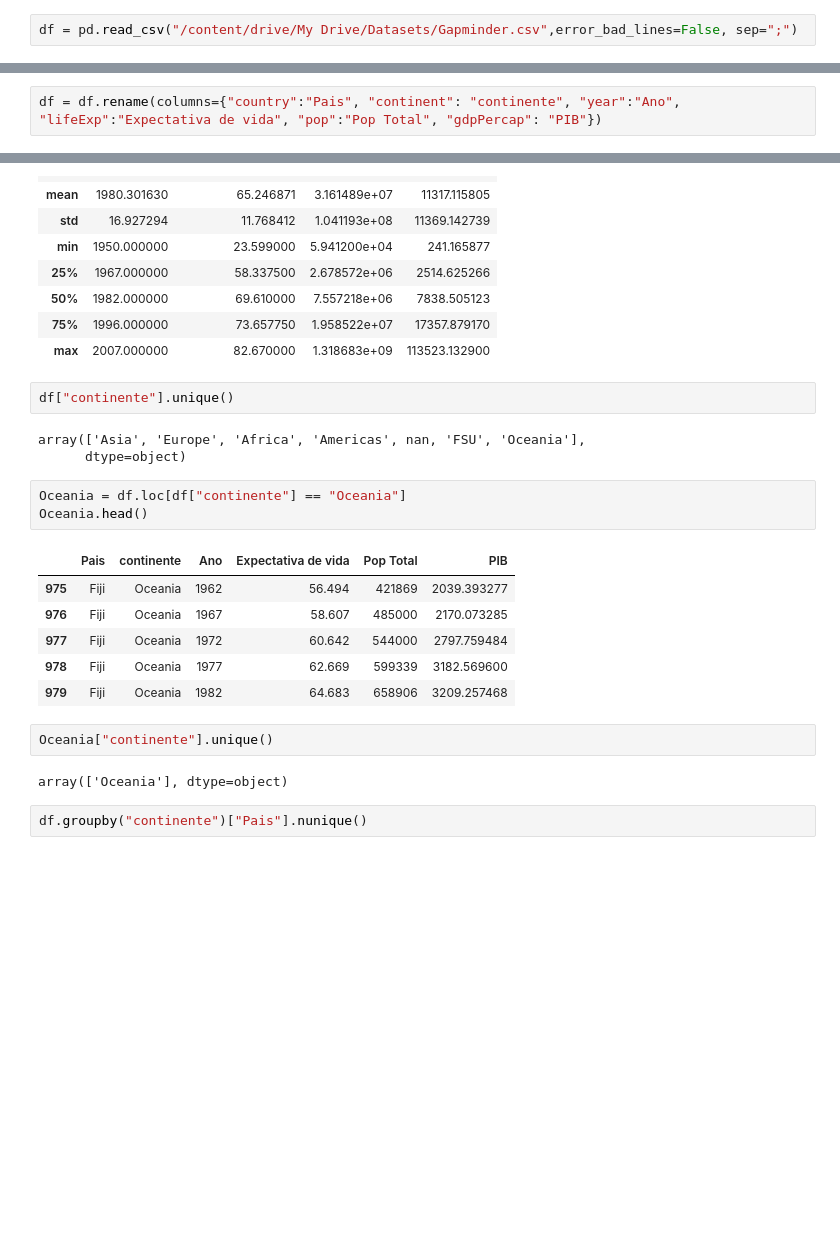
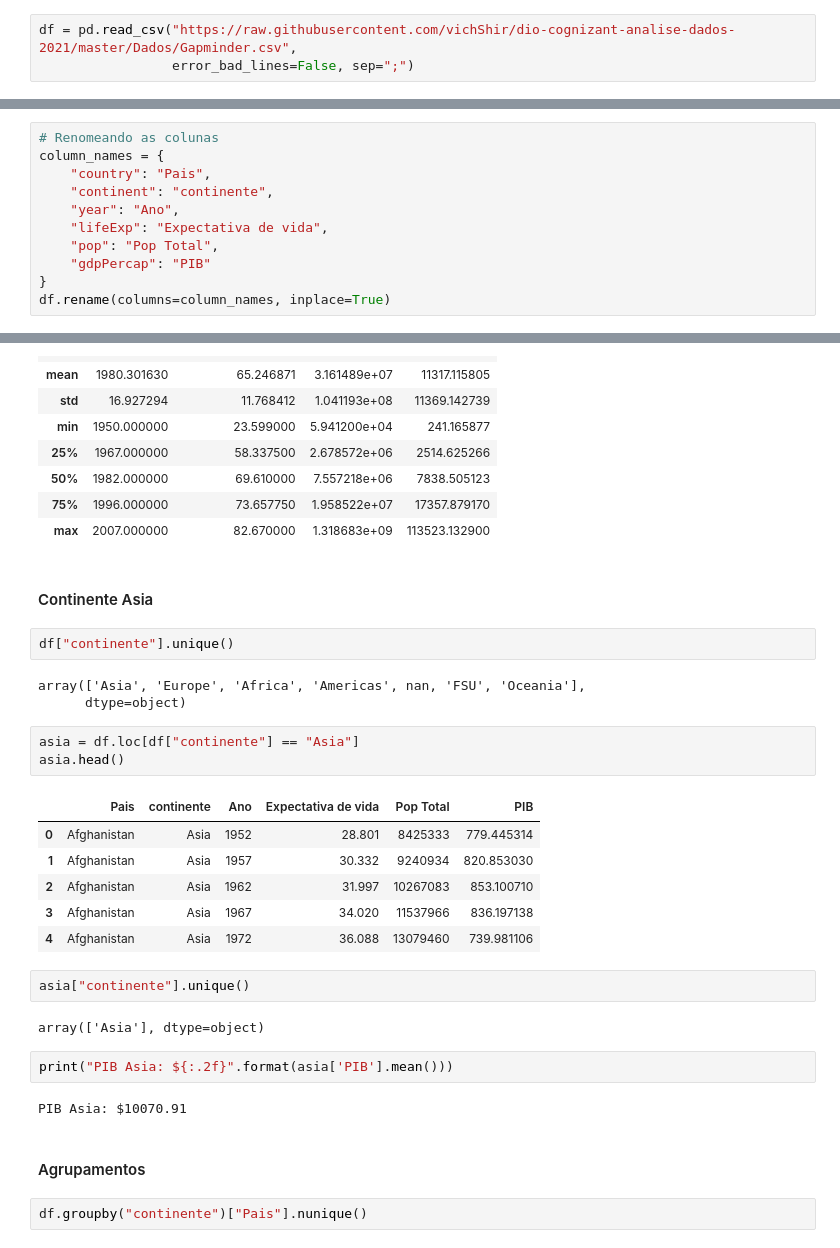
Before and after one commit to vichShir/dio-cognizant-analise-dados-2021, a Jupyter notebook: Notebooks/Aula3_Pandas.ipynb, the cells around one changed output, grey strips where cells are left out. Cells and saved outputs as stored; diff of their text form; blank space fills up the shorter version.

```diff
--- a/Notebooks/Aula3_Pandas.ipynb
+++ b/Notebooks/Aula3_Pandas.ipynb
@@ -4,7 +7,8 @@
 #importando a biblioteca pandas
 import pandas as pd
 # %%
-df = pd.read_csv("/content/drive/My Drive/Datasets/Gapminder.csv",error_bad_lines=False, sep=";")
+df = pd.read_csv("https://raw.githubusercontent.com/vichShir/dio-cognizant-analise-dados-2021/master/Dados/Gapminder.csv",
+                 error_bad_lines=False, sep=";")
 # %%
 #Visualizando as 5 primeiras linhas
 df.head()
@@ -18,5 +24,14 @@ df.head()
 # %%
-df = df.rename(columns={"country":"Pais", "continent": "continente", "year":"Ano", "lifeExp":"Expectativa de vida", "pop":"Pop Total", "gdpPercap": "PIB"})
+# Renomeando as colunas
+column_names = {
+    "country": "Pais",
+    "continent": "continente",
+    "year": "Ano",
+    "lifeExp": "Expectativa de vida",
+    "pop": "Pop Total",
+    "gdpPercap": "PIB"
+}
+df.rename(columns=column_names, inplace=True)
 # %%
 df.head(10)
 # %% [output]
@@ -81,25 +98,33 @@ df.describe()
 | 50% | 1982.000000 | 69.610000 | 7.557218e+06 | 7838.505123 |
 | 75% | 1996.000000 | 73.657750 | 1.958522e+07 | 17357.879170 |
 | max | 2007.000000 | 82.670000 | 1.318683e+09 | 113523.132900 |
+# %% [markdown]
+#### Continente Asia
 # %%
 df["continente"].unique()
 # %% [output]
 array(['Asia', 'Europe', 'Africa', 'Americas', nan, 'FSU', 'Oceania'],
       dtype=object)
 # %%
-Oceania = df.loc[df["continente"] == "Oceania"]
-Oceania.head()
+asia = df.loc[df["continente"] == "Asia"]
+asia.head()
 # %% [output]
 |  | Pais | continente | Ano | Expectativa de vida | Pop Total | PIB |
-| 975 | Fiji | Oceania | 1962 | 56.494 | 421869 | 2039.393277 |
-| 976 | Fiji | Oceania | 1967 | 58.607 | 485000 | 2170.073285 |
-| 977 | Fiji | Oceania | 1972 | 60.642 | 544000 | 2797.759484 |
-| 978 | Fiji | Oceania | 1977 | 62.669 | 599339 | 3182.569600 |
-| 979 | Fiji | Oceania | 1982 | 64.683 | 658906 | 3209.257468 |
+| 0 | Afghanistan | Asia | 1952 | 28.801 | 8425333 | 779.445314 |
+| 1 | Afghanistan | Asia | 1957 | 30.332 | 9240934 | 820.853030 |
+| 2 | Afghanistan | Asia | 1962 | 31.997 | 10267083 | 853.100710 |
+| 3 | Afghanistan | Asia | 1967 | 34.020 | 11537966 | 836.197138 |
+| 4 | Afghanistan | Asia | 1972 | 36.088 | 13079460 | 739.981106 |
 # %%
-Oceania["continente"].unique()
+asia["continente"].unique()
 # %% [output]
-array(['Oceania'], dtype=object)
+array(['Asia'], dtype=object)
+# %%
+print("PIB Asia: ${:.2f}".format(asia['PIB'].mean()))
+# %% [output]
+PIB Asia: $10070.91
+# %% [markdown]
+#### Agrupamentos
 # %%
 df.groupby("continente")["Pais"].nunique()
 # %% [output]
```
Also changed, not shown: parts of 9 cells of this notebook, 6 other files.
